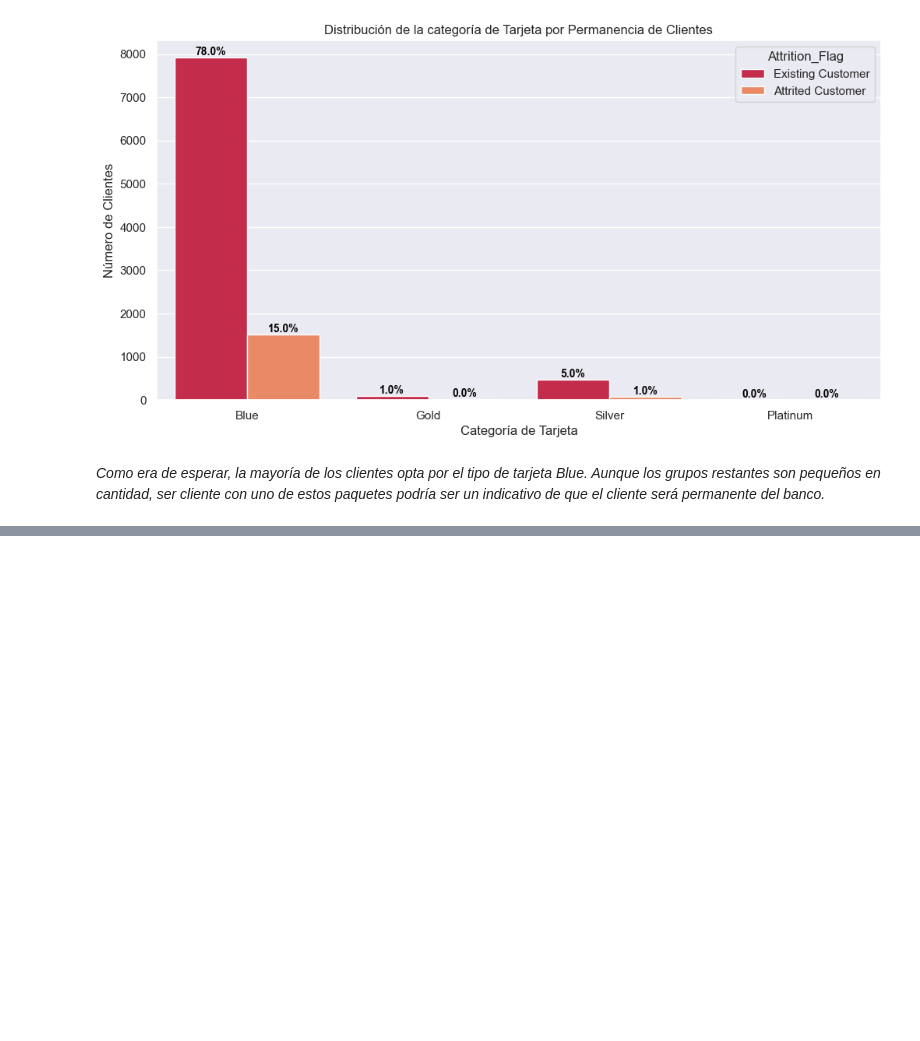
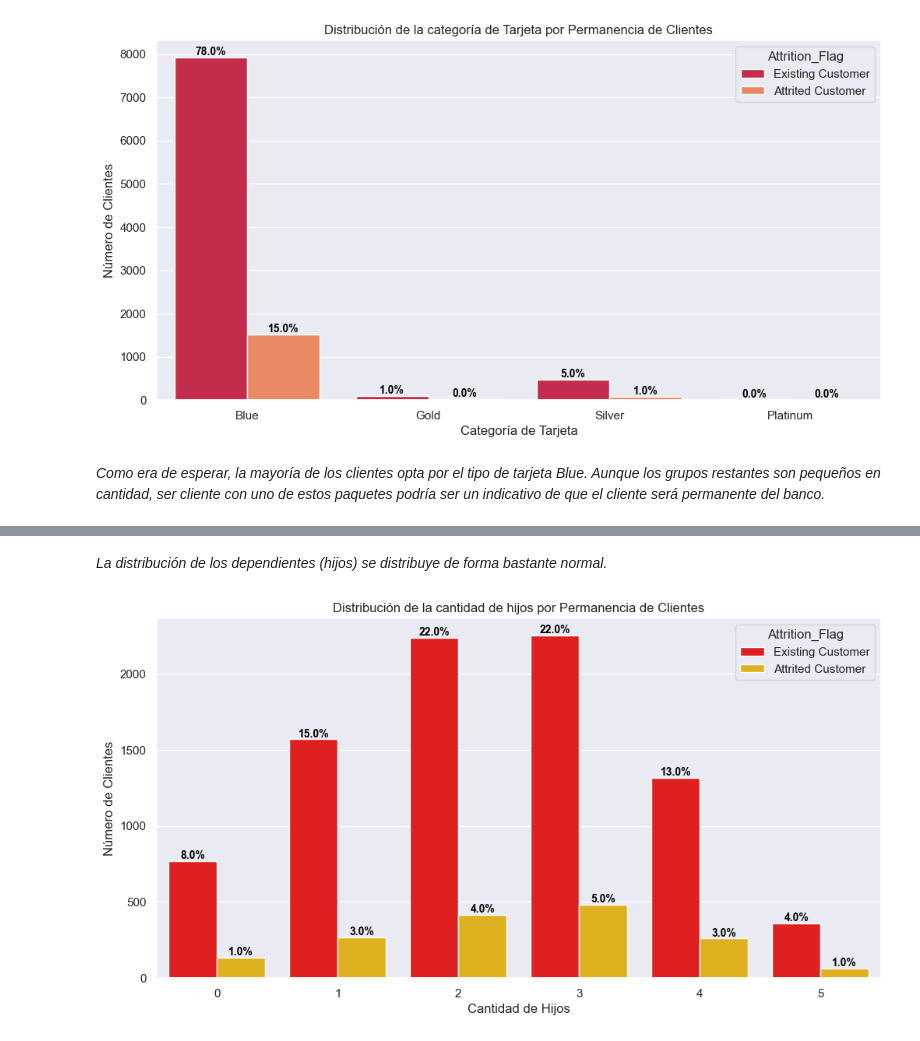
Before and after one commit to ApocalypseScrambler/datascience2, a Jupyter notebook: PrimeraEntrega - Reyes Luis - 46270.ipynb, the cells around one changed output, grey strips where cells are left out. Saved outputs shown, nothing was run; the diff lists cells and outputs as text; code cells hidden in the pictures; blank space fills up the shorter version.

```diff
--- a/PrimeraEntrega - Reyes Luis - 46270.ipynb
+++ b/PrimeraEntrega - Reyes Luis - 46270.ipynb
@@ -323,0 +342,22 @@ plt.show()
+# %% [markdown]
+*La distribución de los dependientes (hijos) se distribuye de forma bastante normal.*
+# %%
+#Veamos la cantidad de hijos y su distribución por permanencia
+custom_palette = {"Existing Customer": "#ff0000", "Attrited Customer": "#ffc100"}
+
+plt.figure(figsize = (12, 6))
+sns.countplot(x = df['Dependent_count'], hue = df['Attrition_Flag'], palette=custom_palette)
+ax = plt.gca()
+for p in ax.patches:
+    x_text = p.get_x() + p.get_width() / 2.0  # Calcula la posición x del texto
+    y_text = p.get_height()  # Toma la altura de la columna
+    ax.text(x_text, y_text, f'{str(round(int(y_text)/cantidad,2) * 100)}%', # Indica posición x e y, y texto a mostrar
+            ha = 'center', # Alineación horizontal
+            va = 'bottom',  # Alineación vertical
+            fontsize = 10, color = 'black', fontweight = 'bold')
+plt.title("Distribución de la cantidad de hijos por Permanencia de Clientes")
+plt.xlabel("Cantidad de Hijos")
+plt.ylabel("Número de Clientes")
+plt.show()
+# %% [output]
+[figure, added]
```
Also changed, not shown: parts of 19 cells of this notebook.
